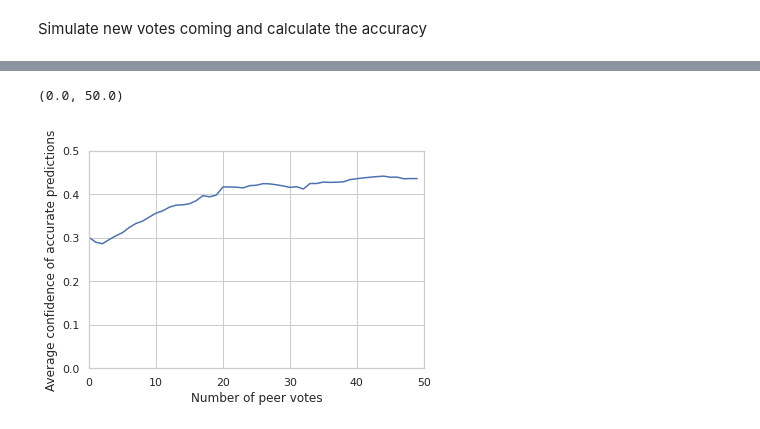
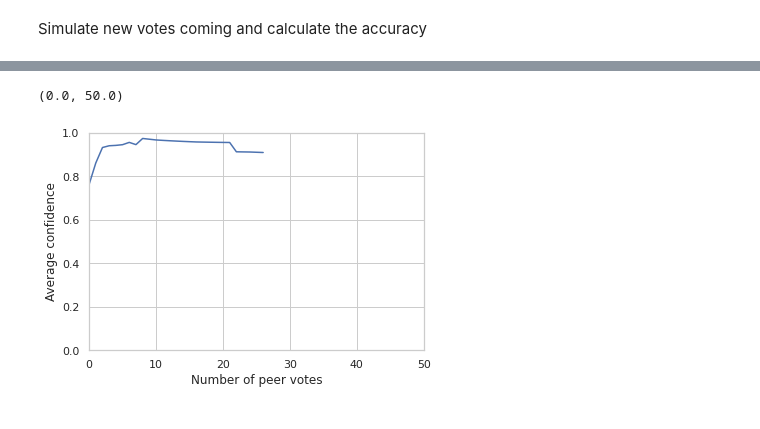
Before and after one commit to StanfordHCI/Curation-Modeling, a Jupyter notebook: sim_new_votes.ipynb, the cells around one changed output, grey strips where cells are left out. Saved outputs shown, nothing was run; the diff lists cells and outputs as text; code cells hidden in the pictures.

```diff
--- a/sim_new_votes.ipynb
+++ b/sim_new_votes.ipynb
@@ -153,7 +150,7 @@ from tqdm import tqdm
 test_submissions = list(set(test_data["SUBMISSION_ID"]))
 max_voted_users = 1000
 xlim = 50
-peer_votes_num_acc_df = pd.DataFrame(np.zeros((max_voted_users + 1,5)), columns=['Acc', 'Acc confidence', 'Inacc confidence', 'Total', "Same as majority"])
+peer_votes_num_acc_df = pd.DataFrame(np.zeros((max_voted_users + 1,4)), columns=['Acc', 'Confidence', 'Total', "Same as majority"])
 model = model.to(model.device)
 assert len(peer_votes_num_acc_df) == 1001
 # %%
@@ -193,8 +190,7 @@ for submission_id in tqdm(test_submissions[2000:3000]):
 # %%
 peer_votes_num_acc_df = peer_votes_num_acc_df[peer_votes_num_acc_df["Total"] > 0]
 peer_votes_num_acc_df["Accuracy"] = peer_votes_num_acc_df["Acc"]/peer_votes_num_acc_df["Total"]
-peer_votes_num_acc_df["Avg acc confidence"] = peer_votes_num_acc_df["Acc confidence"]/peer_votes_num_acc_df["Total"]
-peer_votes_num_acc_df["Avg inacc confidence"] = peer_votes_num_acc_df["Inacc confidence"]/peer_votes_num_acc_df["Total"]
+peer_votes_num_acc_df["Confidence"] = peer_votes_num_acc_df["Confidence"]/peer_votes_num_acc_df["Total"]
 peer_votes_num_acc_df["Same as majority rate"] = peer_votes_num_acc_df["Same as majority"]/peer_votes_num_acc_df["Total"]
 peer_votes_num_acc_df["Total scaled"] = peer_votes_num_acc_df["Total"]/max(peer_votes_num_acc_df["Total"])
 peer_votes_num_acc_df
@@ -218,12 +238,12 @@ def convert_df_to_dict(df: pd.DataFrame):
 import seaborn as sns
 from matplotlib import pyplot as plt
 peer_votes_num_acc_df_part = peer_votes_num_acc_df.iloc[:xlim]
-debug("Avg acc confidence")
+debug("Confidence")
 sns.set_theme(style="whitegrid")
-ax = sns.lineplot(data=peer_votes_num_acc_df_part, x=peer_votes_num_acc_df_part.index, y='Avg acc confidence')
+ax = sns.lineplot(data=peer_votes_num_acc_df_part, x=peer_votes_num_acc_df_part.index, y='Confidence')
 # sns.lineplot(data=peer_votes_num_acc_df_part, x=peer_votes_num_acc_df_part.index, y='Total scaled')
-ax.set_ylim([-0.0, 0.5])
+ax.set_ylim([-0.0, 1])
 plt.xlabel("Number of peer votes")
-plt.ylabel("Average confidence of accurate predictions")
+plt.ylabel("Average confidence")
 ax.set_xlim([0, xlim])
 # %% [output]
@@ -234,2 +254,2 @@ Avg acc confidence
 (0.0, 50.0)
-[figure, old version]
+[figure, new version]
```
Also changed, not shown: parts of 12 cells of this notebook, 5 other files.
